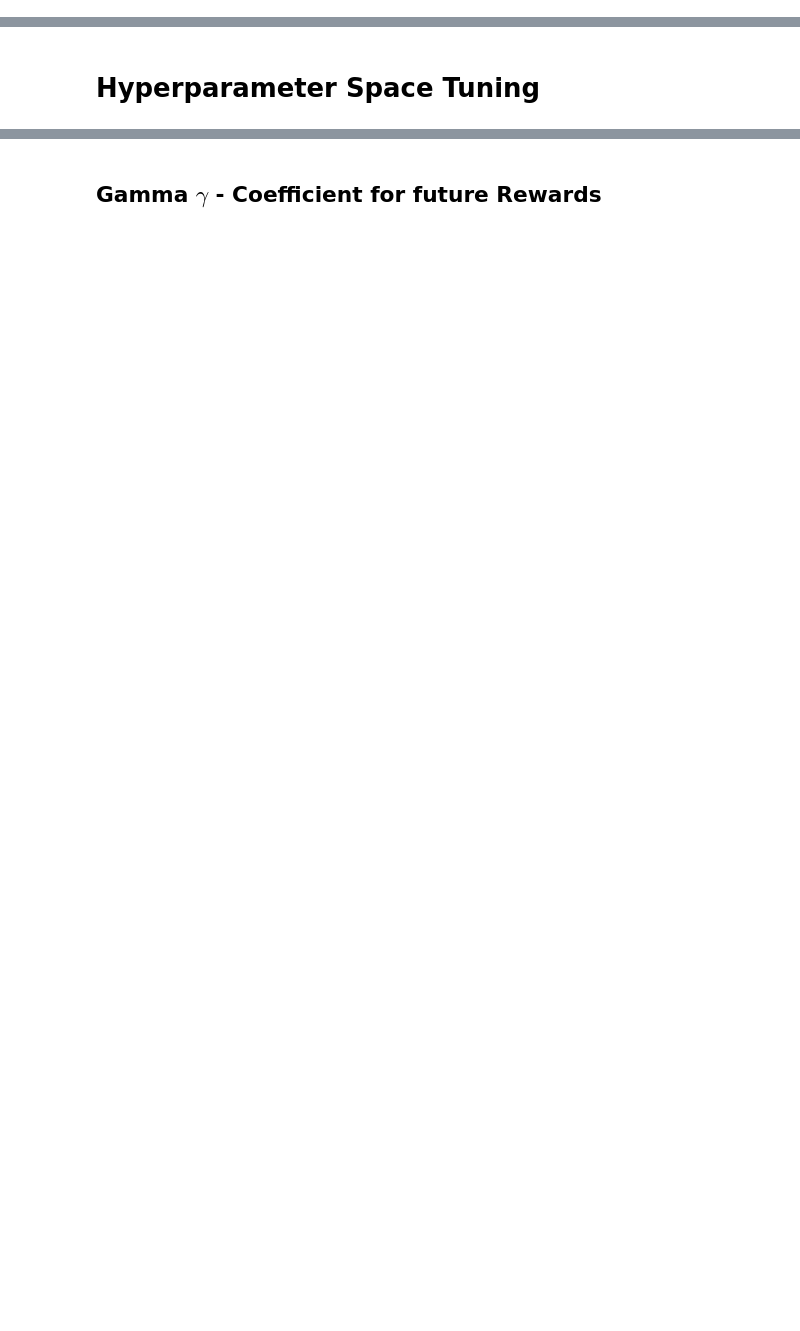
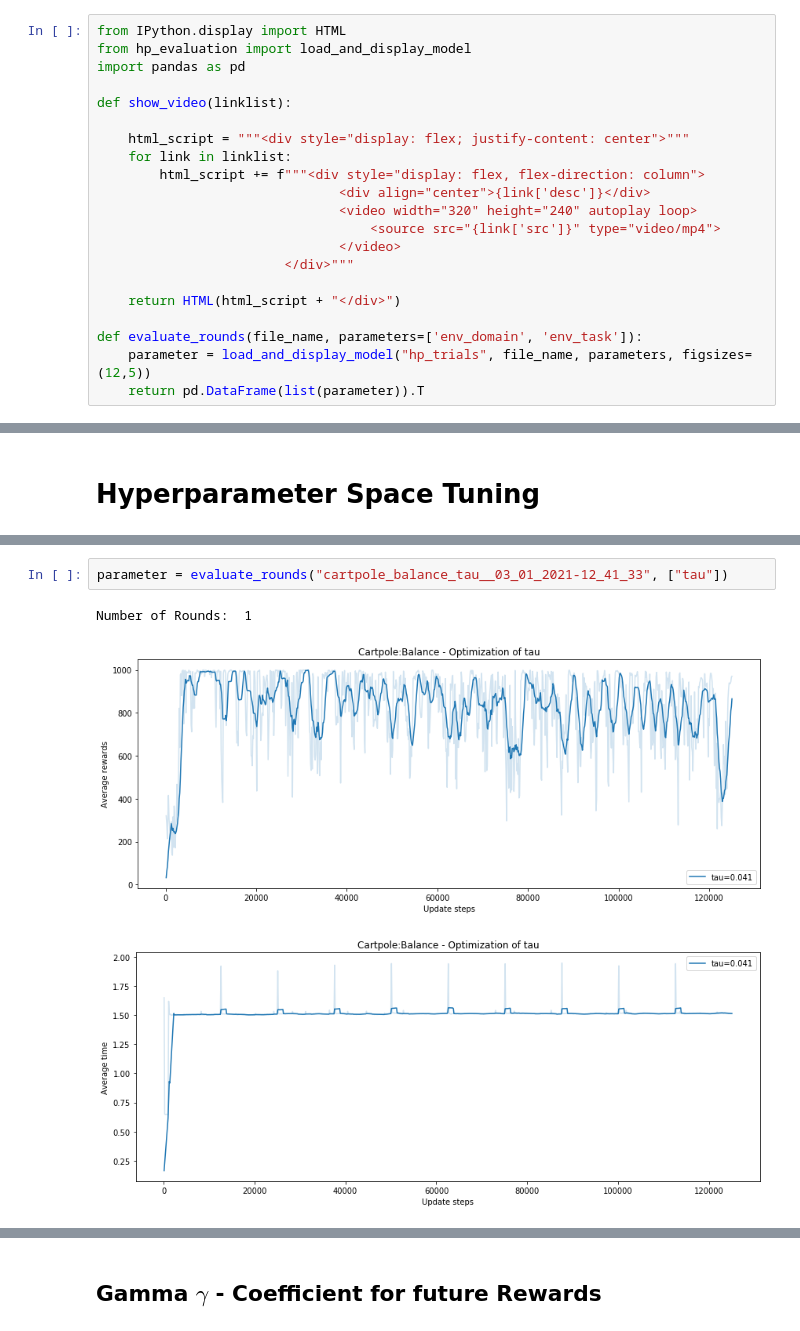
Before and after one commit to dxvidparham/DTU-RL-Sample-Efficiency, a Jupyter notebook: evaluations.ipynb, the cells around one changed output, grey strips where cells are left out. Cells and saved outputs as stored; diff of their text form; blank space fills up the shorter version.

````diff
--- a/evaluations.ipynb
+++ b/evaluations.ipynb
@@ -25,3 +17,24 @@
 Within ever iteration of the hyperparameter tuning we are saving the model as well as the result of each respective run. With the ```hp_evaluation``` file we then can run post-analysises on the runs.
 
 The above described files are representing the core of the repository. For more information see the inline comments.
+# %%
+from IPython.display import HTML
+from hp_evaluation import load_and_display_model
+import pandas as pd
+
+def show_video(linklist):
+
+    html_script = """<div style="display: flex; justify-content: center">"""
+    for link in linklist:
+        html_script += f"""<div style="display: flex, flex-direction: column">
+                               <div align="center">{link['desc']}</div>
+                               <video width="320" height="240" autoplay loop>
+                                   <source src="{link['src']}" type="video/mp4">
+                               </video>
+                        </div>"""
+
+    return HTML(html_script + "</div>")
+
+def evaluate_rounds(file_name, parameters=['env_domain', 'env_task']):
+    parameter = load_and_display_model("hp_trials", file_name, parameters, figsizes=(12,5))
+    return pd.DataFrame(list(parameter)).T
@@ -29,0 +69,6 @@ The above described files are representing the core of the repository. For more
+# %%
+parameter = evaluate_rounds("cartpole_balance_tau__03_01_2021-12_41_33", ["tau"])
+# %% [output]
+Number of Rounds:  1
+[figure, added]
+[figure, added]
````
Also changed, not shown: parts of 17 cells of this notebook, 5 other files.
